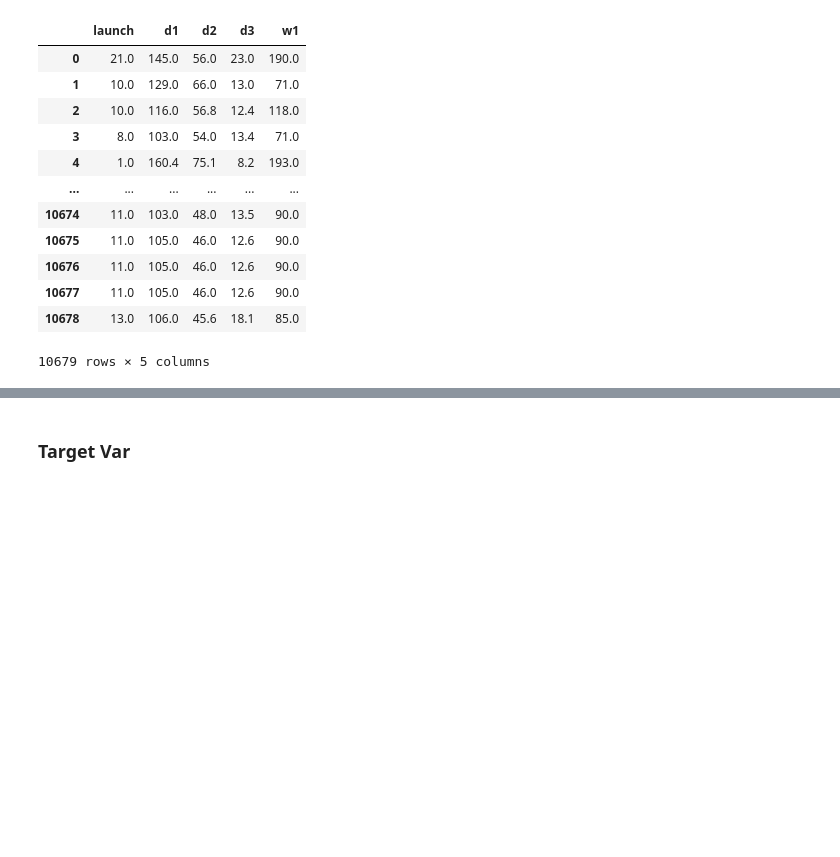
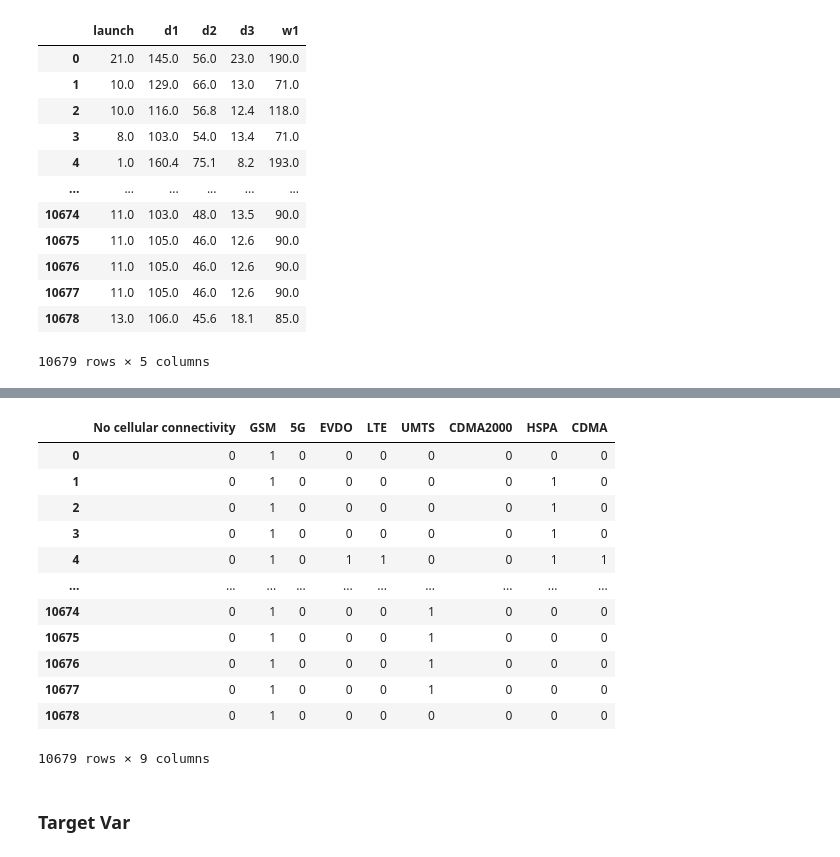
Before and after one commit to hkapoor99/Smartphone-Price-Estimator, a Jupyter notebook: Mobile Price Estimator.ipynb, the cells around one changed output, grey strips where cells are left out. Saved outputs shown, nothing was run; the diff lists cells and outputs as text; code cells hidden in the pictures; blank space fills up the shorter version.

```diff
--- a/Mobile Price Estimator.ipynb
+++ b/Mobile Price Estimator.ipynb
@@ -383,6 +365,22 @@ r2 = list(pd.Series(r2).replace("NA", np.round(m2,0)))
 # %%
 num["r1"] = r1
 num["r2"] = r2
+# %%
+ohe
+# %% [output]
+|  | No cellular connectivity | GSM | 5G | EVDO | LTE | UMTS | CDMA2000 | HSPA | CDMA |
+| 0 | 0 | 1 | 0 | 0 | 0 | 0 | 0 | 0 | 0 |
+| 1 | 0 | 1 | 0 | 0 | 0 | 0 | 0 | 1 | 0 |
+| 2 | 0 | 1 | 0 | 0 | 0 | 0 | 0 | 1 | 0 |
+| 3 | 0 | 1 | 0 | 0 | 0 | 0 | 0 | 1 | 0 |
+| 4 | 0 | 1 | 0 | 1 | 1 | 0 | 0 | 1 | 1 |
+| ... | ... | ... | ... | ... | ... | ... | ... | ... | ... |
+| 10674 | 0 | 1 | 0 | 0 | 0 | 1 | 0 | 0 | 0 |
+| 10675 | 0 | 1 | 0 | 0 | 0 | 1 | 0 | 0 | 0 |
+| 10676 | 0 | 1 | 0 | 0 | 0 | 1 | 0 | 0 | 0 |
+| 10677 | 0 | 1 | 0 | 0 | 0 | 1 | 0 | 0 | 0 |
+| 10678 | 0 | 1 | 0 | 0 | 0 | 0 | 0 | 0 | 0 |
+10679 rows × 9 columns
 # %% [markdown]
 ### Target Var
 # %%
```
Also changed, not shown: parts of 20 cells of this notebook.
